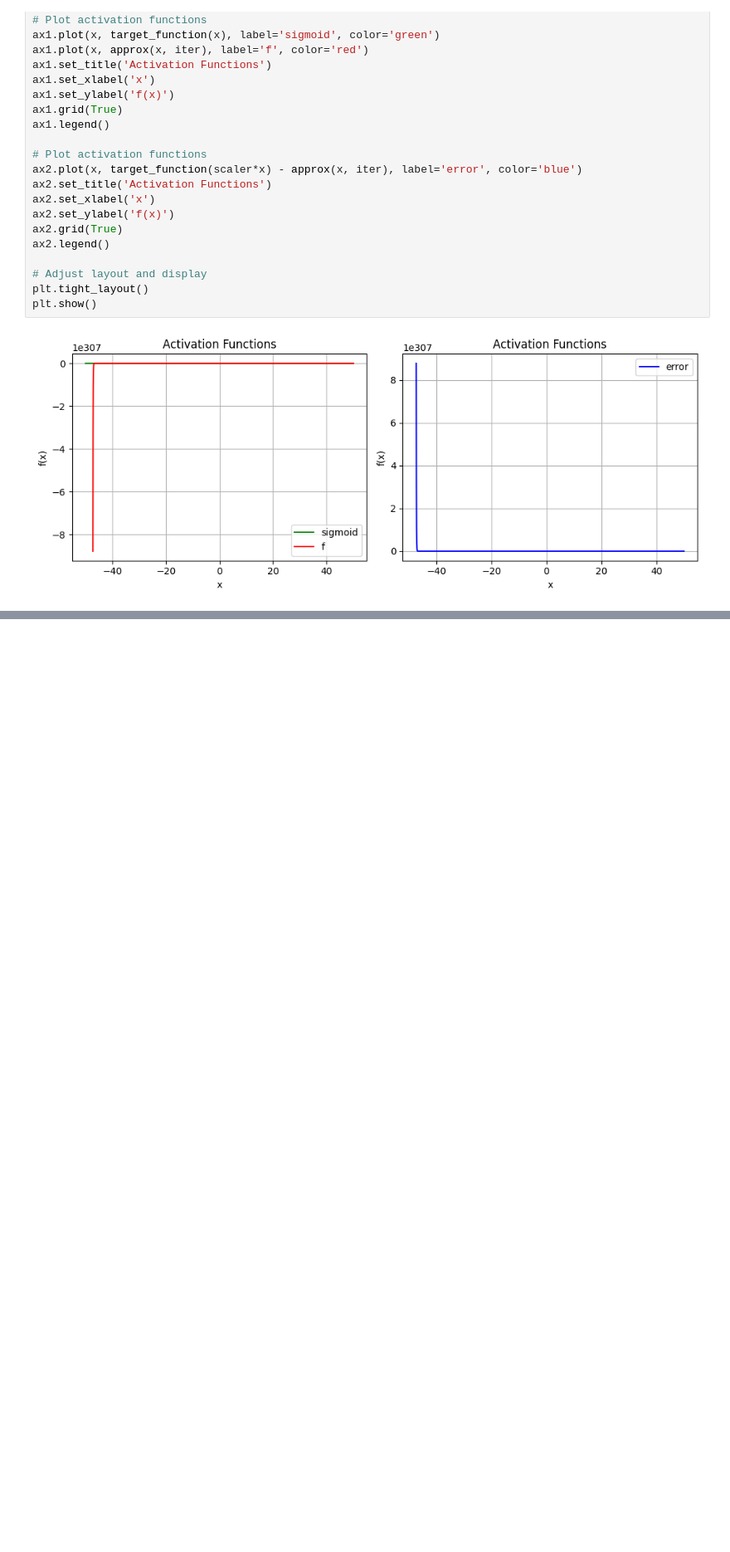
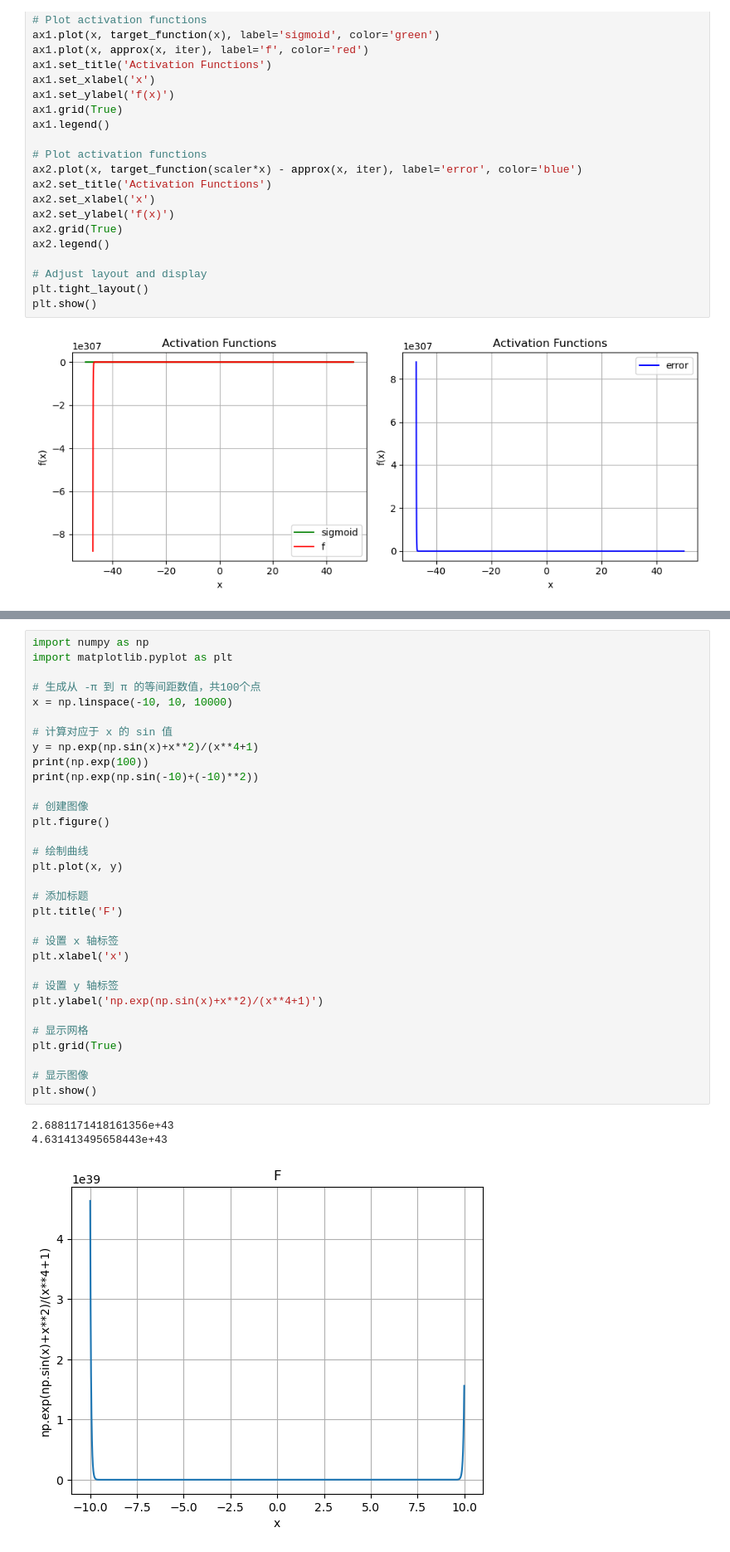
Before and after one commit to haozetao/ckks_llm, a Jupyter notebook: python/nonlinear.ipynb, the cells around one changed output, grey strips where cells are left out. Shown at 83% size. Drawn from its saved outputs; the diff is of its cells as text; blank space fills up the shorter version.

```diff
--- a/python/nonlinear.ipynb
+++ b/python/nonlinear.ipynb
@@ -641 +655,37 @@ plt.show()
 [figure]
+# %%
+import numpy as np
+import matplotlib.pyplot as plt
+
+# 生成从 -π 到 π 的等间距数值，共100个点
+x = np.linspace(-10, 10, 10000)
+
+# 计算对应于 x 的 sin 值
+y = np.exp(np.sin(x)+x**2)/(x**4+1)
+print(np.exp(100))
+print(np.exp(np.sin(-10)+(-10)**2))
+
+# 创建图像
+plt.figure()
+
+# 绘制曲线
+plt.plot(x, y)
+
+# 添加标题
+plt.title('F')
+
+# 设置 x 轴标签
+plt.xlabel('x')
+
+# 设置 y 轴标签
+plt.ylabel('np.exp(np.sin(x)+x**2)/(x**4+1)')
+
+# 显示网格
+plt.grid(True)
+
+# 显示图像
+plt.show()
+# %% [output]
+2.6881171418161356e+43
+4.631413495658443e+43
+[figure, added]
```
Also changed, not shown: parts of 6 cells of this notebook, 35 other files.
